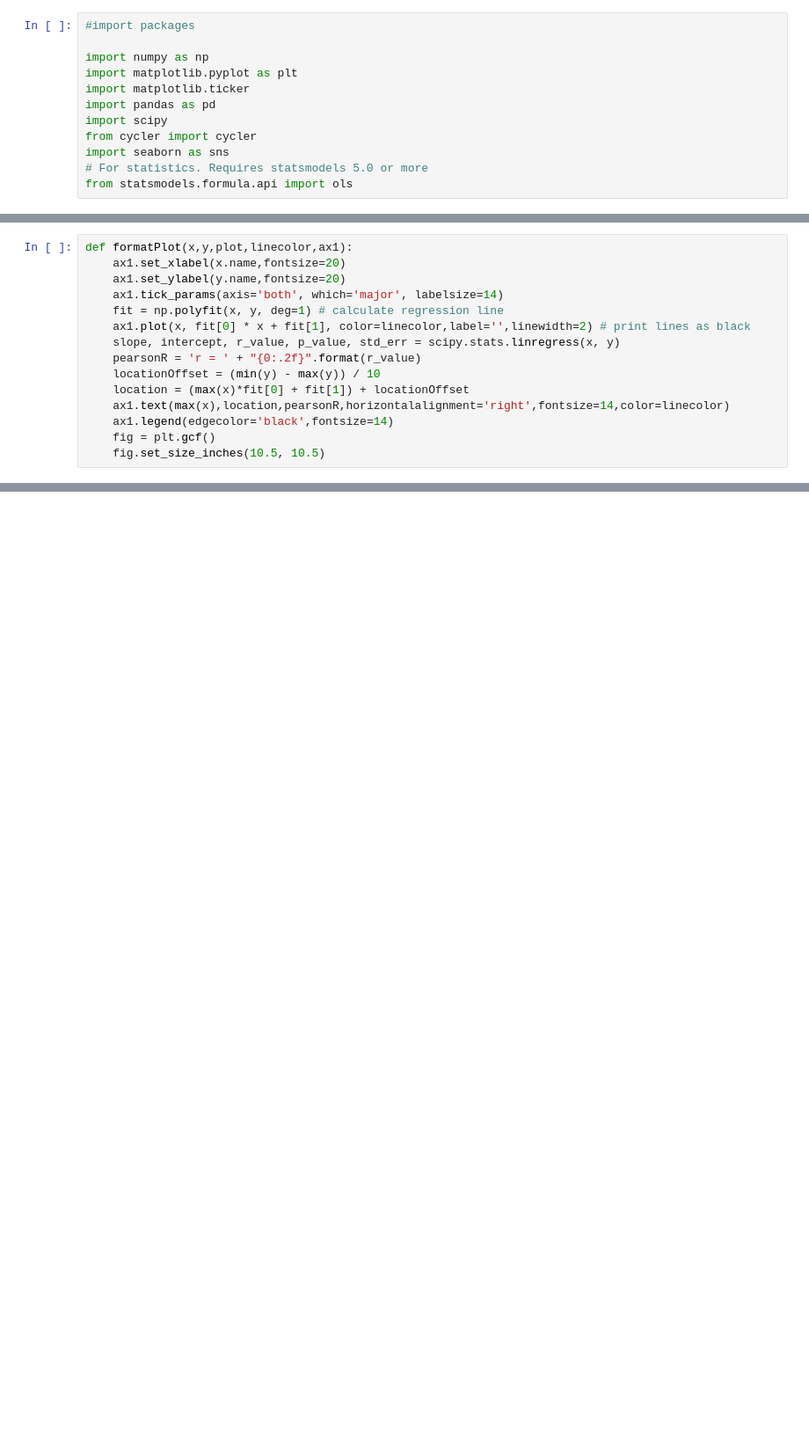
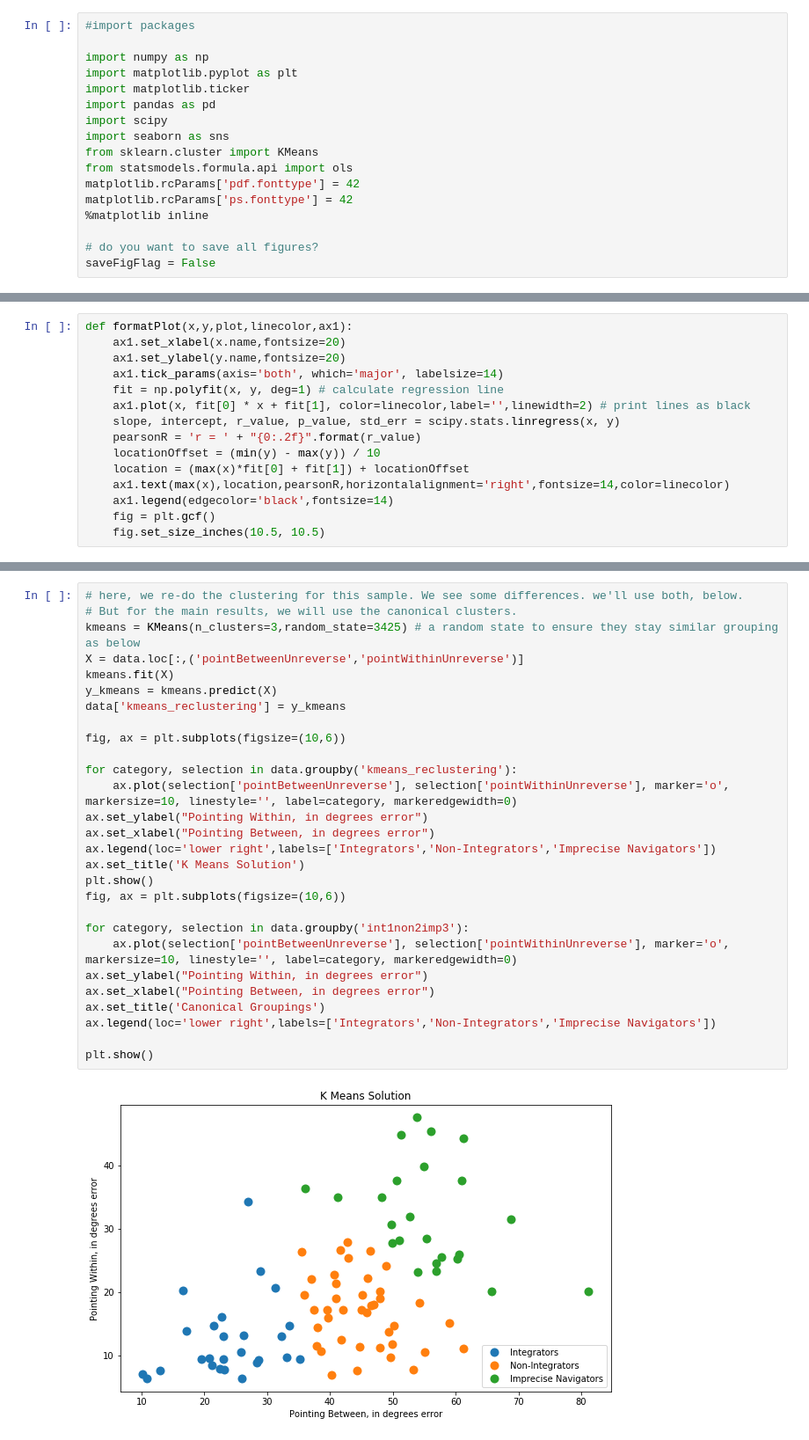
Before and after one commit to smweis/Silcton_MRI, a Jupyter notebook: jupyter_analysis/Silcton.ipynb, the cells around one changed output, grey strips where cells are left out. Shown at 88% size. Cells and saved outputs as stored; diff of their text form; blank space fills up the shorter version.

```diff
--- a/jupyter_analysis/Silcton.ipynb
+++ b/jupyter_analysis/Silcton.ipynb
@@ -10,10 +33,15 @@ import matplotlib.pyplot as plt
 import matplotlib.ticker
 import pandas as pd
 import scipy
-from cycler import cycler
 import seaborn as sns
-# For statistics. Requires statsmodels 5.0 or more
+from sklearn.cluster import KMeans
 from statsmodels.formula.api import ols
+matplotlib.rcParams['pdf.fonttype'] = 42
+matplotlib.rcParams['ps.fonttype'] = 42
+%matplotlib inline
+
+# do you want to save all figures?
+saveFigFlag = False
 # %%
 def zscore(column, data):
     #Calculate and return the z-score value of a variable from a DataFrame
@@ -458,0 +294,30 @@ pwd
+# %%
+# here, we re-do the clustering for this sample. We see some differences. we'll use both, below.
+# But for the main results, we will use the canonical clusters.
+kmeans = KMeans(n_clusters=3,random_state=3425) # a random state to ensure they stay similar grouping as below
+X = data.loc[:,('pointBetweenUnreverse','pointWithinUnreverse')]
+kmeans.fit(X)
+y_kmeans = kmeans.predict(X)
+data['kmeans_reclustering'] = y_kmeans
+
+fig, ax = plt.subplots(figsize=(10,6))
+
+for category, selection in data.groupby('kmeans_reclustering'):
+    ax.plot(selection['pointBetweenUnreverse'], selection['pointWithinUnreverse'], marker='o', markersize=10, linestyle='', label=category, markeredgewidth=0)
+ax.set_ylabel("Pointing Within, in degrees error")
+ax.set_xlabel("Pointing Between, in degrees error")
+ax.legend(loc='lower right',labels=['Integrators','Non-Integrators','Imprecise Navigators'])
+ax.set_title('K Means Solution')
+plt.show()
+fig, ax = plt.subplots(figsize=(10,6))
+
+for category, selection in data.groupby('int1non2imp3'):
+    ax.plot(selection['pointBetweenUnreverse'], selection['pointWithinUnreverse'], marker='o', markersize=10, linestyle='', label=category, markeredgewidth=0)
+ax.set_ylabel("Pointing Within, in degrees error")
+ax.set_xlabel("Pointing Between, in degrees error")
+ax.set_title('Canonical Groupings')
+ax.legend(loc='lower right',labels=['Integrators','Non-Integrators','Imprecise Navigators'])
+
+plt.show()
+# %% [output]
+[figure, added]
```
Also changed, not shown: parts of 86 cells of this notebook, 6 other files.
